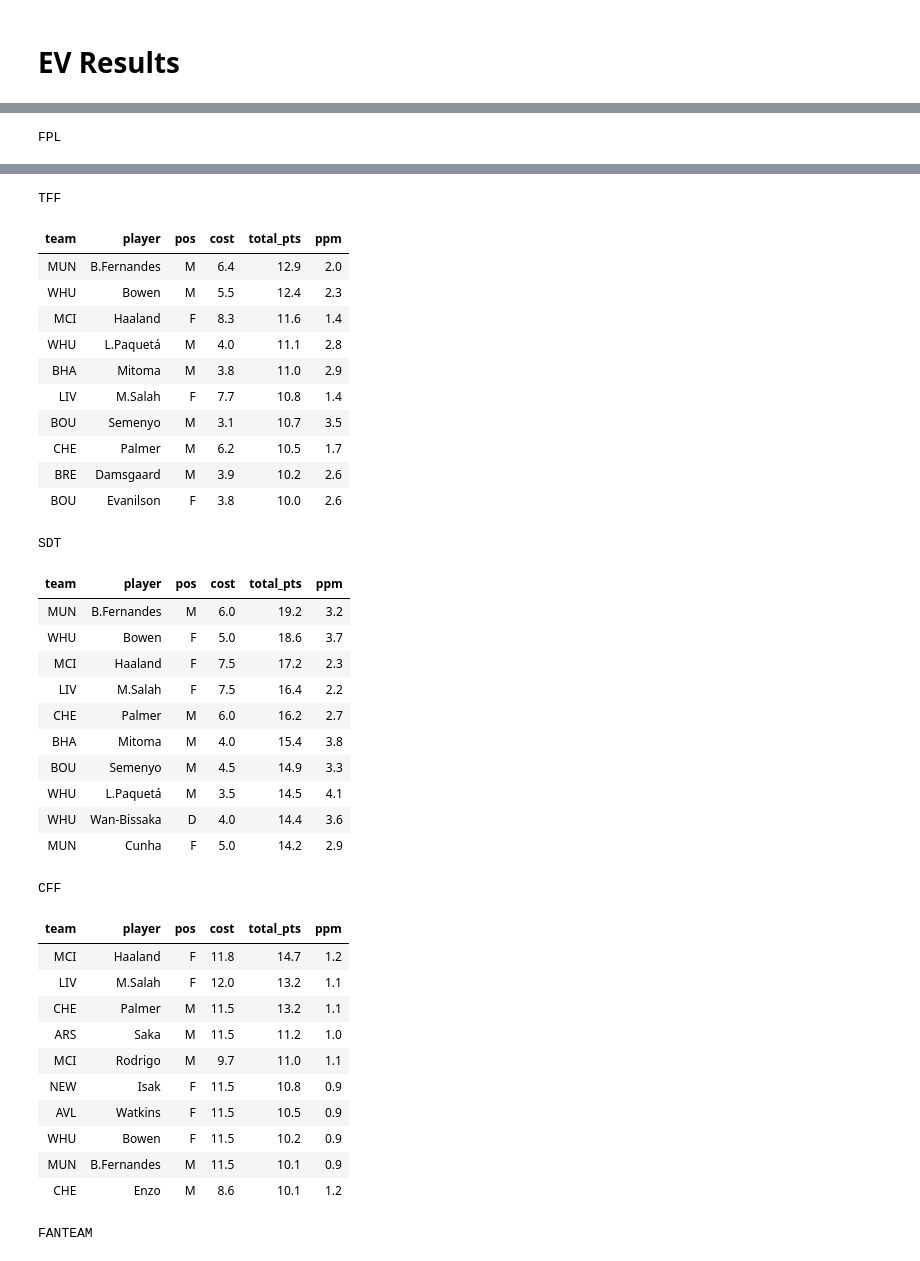
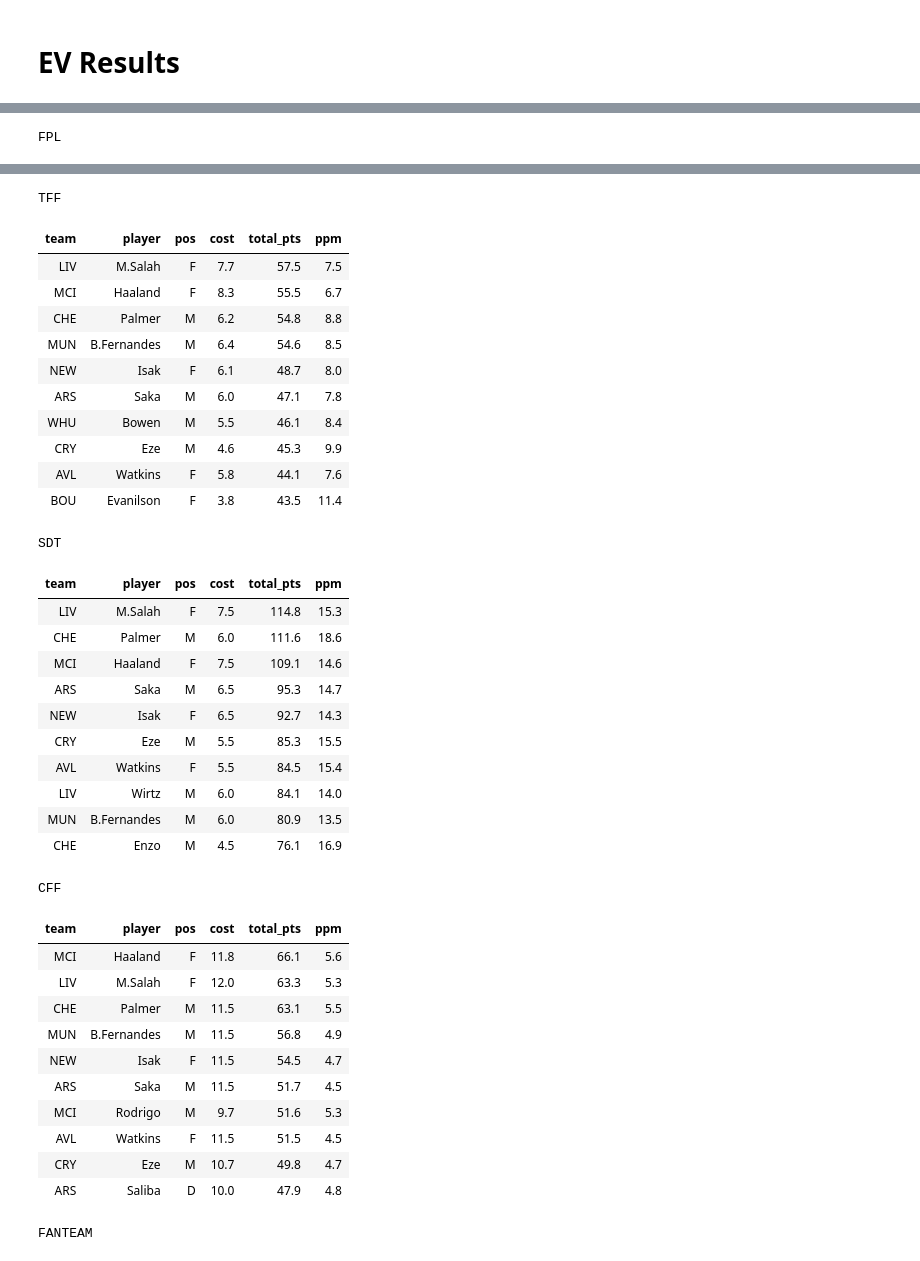
Before and after one commit to SamTroy/multi_ff_opt, a Jupyter notebook: run/run.ipynb, the cells around one changed output, grey strips where cells are left out. Drawn from its saved outputs; the diff is of its cells as text; code cells hidden in the pictures.

```diff
--- a/run/run.ipynb
+++ b/run/run.ipynb
@@ -370,15 +374,23 @@ def player_data_gen(fixture_df, suppress_text=False):
         filepath = '../input_data/fplreview.csv'
         fplreview = pd.read_csv(filepath)
         fplreview = fplreview.rename(columns={'ID': 'fpl_id'})
-        review_xmins = True
+        aux_xmins = True
         if not suppress_text:
             print(f"Using minutes from {filepath}")
     except:
-        review_xmins = False
-        if not suppress_text:
-            print(f"{filepath} not found, using default baseline minutes")
+        try:
+            filepath = '../input_data/solio.csv'
+            fplreview = pd.read_csv(filepath)
+            fplreview = fplreview.rename(columns={'ID': 'fpl_id'})
+            aux_xmins = True
+            if not suppress_text:
+                print(f"Using minutes from {filepath}")
+        except:
+            aux_xmins = False
+            if not suppress_text:
+                print(f"{filepath} not found, using default baseline minutes")
 
-    if review_xmins:
+    if aux_xmins:
         review_gw_list = []
         for element in list(fplreview.columns.values):
             if '_xMins' in element:
@@ -1343,5 +1374,5 @@ def red_line_viz(format='tff', pos_group=None):
 # %%
-ev_results = generate_ev(last_date=2, xmin_cutoff=10, aux_weight=0.7, formats=['fpl','tff', 'sdt', 'cff', 'fanteam'],
+ev_results = generate_ev(last_date=10, xmin_cutoff=10, aux_weight=0.7, formats=['fpl','tff', 'sdt', 'cff', 'fanteam'],
                          write_to_csv=True, write_to_excel=True)
 # %% [output]
 Using minutes from ../input_data/fplreview.csv
@@ -1366,38 +1396,38 @@ FPL
 TFF
 | team | player | pos | cost | total_pts | ppm |
-| MUN | B.Fernandes | M | 6.4 | 12.9 | 2.0 |
-| WHU | Bowen | M | 5.5 | 12.4 | 2.3 |
-| MCI | Haaland | F | 8.3 | 11.6 | 1.4 |
-| WHU | L.Paquetá | M | 4.0 | 11.1 | 2.8 |
-| BHA | Mitoma | M | 3.8 | 11.0 | 2.9 |
-| LIV | M.Salah | F | 7.7 | 10.8 | 1.4 |
-| BOU | Semenyo | M | 3.1 | 10.7 | 3.5 |
-| CHE | Palmer | M | 6.2 | 10.5 | 1.7 |
-| BRE | Damsgaard | M | 3.9 | 10.2 | 2.6 |
-| BOU | Evanilson | F | 3.8 | 10.0 | 2.6 |
+| LIV | M.Salah | F | 7.7 | 57.5 | 7.5 |
+| MCI | Haaland | F | 8.3 | 55.5 | 6.7 |
+| CHE | Palmer | M | 6.2 | 54.8 | 8.8 |
+| MUN | B.Fernandes | M | 6.4 | 54.6 | 8.5 |
+| NEW | Isak | F | 6.1 | 48.7 | 8.0 |
+| ARS | Saka | M | 6.0 | 47.1 | 7.8 |
+| WHU | Bowen | M | 5.5 | 46.1 | 8.4 |
+| CRY | Eze | M | 4.6 | 45.3 | 9.9 |
+| AVL | Watkins | F | 5.8 | 44.1 | 7.6 |
+| BOU | Evanilson | F | 3.8 | 43.5 | 11.4 |
 SDT
 | team | player | pos | cost | total_pts | ppm |
-| MUN | B.Fernandes | M | 6.0 | 19.2 | 3.2 |
-| WHU | Bowen | F | 5.0 | 18.6 | 3.7 |
-| MCI | Haaland | F | 7.5 | 17.2 | 2.3 |
-| LIV | M.Salah | F | 7.5 | 16.4 | 2.2 |
-| CHE | Palmer | M | 6.0 | 16.2 | 2.7 |
-| BHA | Mitoma | M | 4.0 | 15.4 | 3.8 |
-| BOU | Semenyo | M | 4.5 | 14.9 | 3.3 |
-| WHU | L.Paquetá | M | 3.5 | 14.5 | 4.1 |
-| WHU | Wan-Bissaka | D | 4.0 | 14.4 | 3.6 |
-| MUN | Cunha | F | 5.0 | 14.2 | 2.9 |
+| LIV | M.Salah | F | 7.5 | 114.8 | 15.3 |
+| CHE | Palmer | M | 6.0 | 111.6 | 18.6 |
+| MCI | Haaland | F | 7.5 | 109.1 | 14.6 |
+| ARS | Saka | M | 6.5 | 95.3 | 14.7 |
+| NEW | Isak | F | 6.5 | 92.7 | 14.3 |
+| CRY | Eze | M | 5.5 | 85.3 | 15.5 |
+| AVL | Watkins | F | 5.5 | 84.5 | 15.4 |
+| LIV | Wirtz | M | 6.0 | 84.1 | 14.0 |
+| MUN | B.Fernandes | M | 6.0 | 80.9 | 13.5 |
+| CHE | Enzo | M | 4.5 | 76.1 | 16.9 |
 CFF
 | team | player | pos | cost | total_pts | ppm |
-| MCI | Haaland | F | 11.8 | 14.7 | 1.2 |
-| LIV | M.Salah | F | 12.0 | 13.2 | 1.1 |
-| CHE | Palmer | M | 11.5 | 13.2 | 1.1 |
-| ARS | Saka | M | 11.5 | 11.2 | 1.0 |
-| MCI | Rodrigo | M | 9.7 | 11.0 | 1.1 |
-| NEW | Isak | F | 11.5 | 10.8 | 0.9 |
-| AVL | Watkins | F | 11.5 | 10.5 | 0.9 |
-| WHU | Bowen | F | 11.5 | 10.2 | 0.9 |
-| MUN | B.Fernandes | M | 11.5 | 10.1 | 0.9 |
-| CHE | Enzo | M | 8.6 | 10.1 | 1.2 |
+| MCI | Haaland | F | 11.8 | 66.1 | 5.6 |
+| LIV | M.Salah | F | 12.0 | 63.3 | 5.3 |
+| CHE | Palmer | M | 11.5 | 63.1 | 5.5 |
+| MUN | B.Fernandes | M | 11.5 | 56.8 | 4.9 |
+| NEW | Isak | F | 11.5 | 54.5 | 4.7 |
+| ARS | Saka | M | 11.5 | 51.7 | 4.5 |
+| MCI | Rodrigo | M | 9.7 | 51.6 | 5.3 |
+| AVL | Watkins | F | 11.5 | 51.5 | 4.5 |
+| CRY | Eze | M | 10.7 | 49.8 | 4.7 |
+| ARS | Saliba | D | 10.0 | 47.9 | 4.8 |
 FANTEAM
 | team | player | pos | cost | total_pts | ppm |
```
Also changed, not shown: parts of 18 cells of this notebook, 9 other files.
